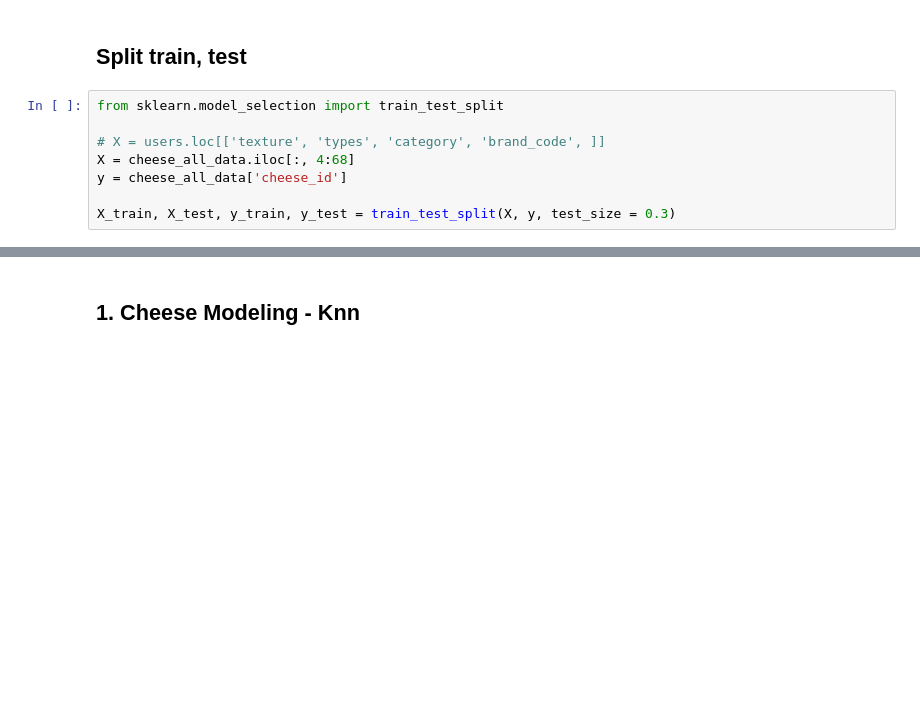
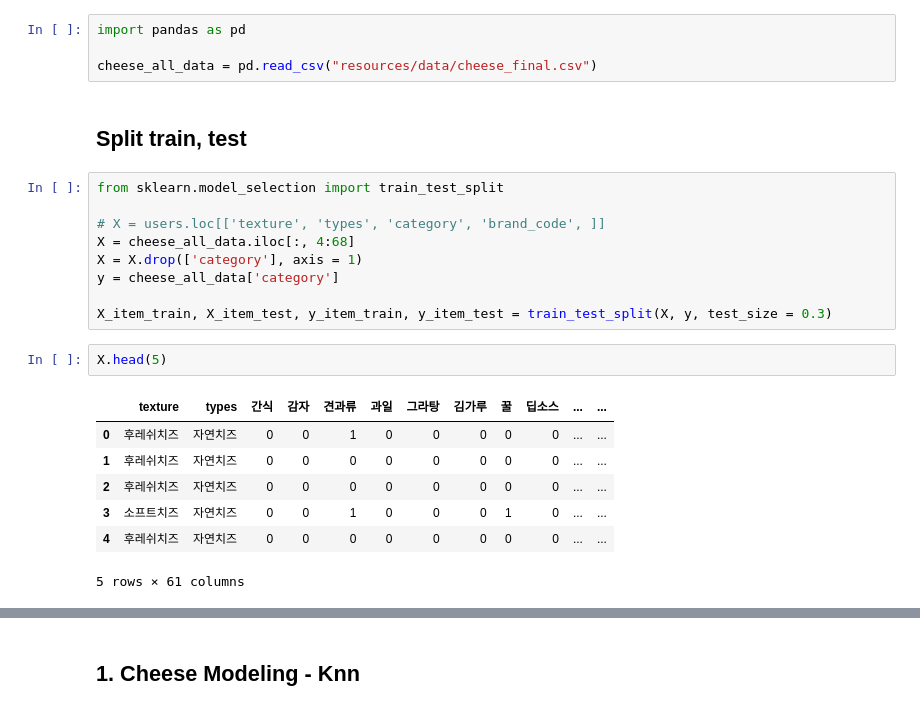
Before and after one commit to soominok/cheese-ai, a Jupyter notebook: com_cheese_api/tf-modeling.ipynb, the cells around one changed output, grey strips where cells are left out. Drawn from its saved outputs; the diff is of its cells as text; blank space fills up the shorter version.

```diff
--- a/com_cheese_api/tf-modeling.ipynb
+++ b/com_cheese_api/tf-modeling.ipynb
@@ -253,6 +269,10 @@ Index(['cheese_no', 'ranking', 'cheese_id', 'name', 'texture', 'types',
 # %%
 cheese_all_data
 cheese_all_data.to_csv("resources/data/cheese_final.csv", index=False, encoding='utf-8-sig')
+# %%
+import pandas as pd
+
+cheese_all_data = pd.read_csv("resources/data/cheese_final.csv")
 # %% [markdown]
 ## Split train, test
 # %%
@@ -260,9 +280,20 @@ from sklearn.model_selection import train_test_split
 
 # X = users.loc[['texture', 'types', 'category', 'brand_code', ]]
 X = cheese_all_data.iloc[:, 4:68]
-y = cheese_all_data['cheese_id']
+X = X.drop(['category'], axis = 1)
+y = cheese_all_data['category']
 
-X_train, X_test, y_train, y_test = train_test_split(X, y, test_size = 0.3)
+X_item_train, X_item_test, y_item_train, y_item_test = train_test_split(X, y, test_size = 0.3)
+# %%
+X.head(5)
+# %% [output]
+|  | texture | types | 간식 | 감자 | 견과류 | 과일 | 그라탕 | 김가루 | 꿀 | 딥소스 | ... | ... |
+| 0 | 후레쉬치즈 | 자연치즈 | 0 | 0 | 1 | 0 | 0 | 0 | 0 | 0 | ... | ... |
+| 1 | 후레쉬치즈 | 자연치즈 | 0 | 0 | 0 | 0 | 0 | 0 | 0 | 0 | ... | ... |
+| 2 | 후레쉬치즈 | 자연치즈 | 0 | 0 | 0 | 0 | 0 | 0 | 0 | 0 | ... | ... |
+| 3 | 소프트치즈 | 자연치즈 | 0 | 0 | 1 | 0 | 0 | 0 | 1 | 0 | ... | ... |
+| 4 | 후레쉬치즈 | 자연치즈 | 0 | 0 | 0 | 0 | 0 | 0 | 0 | 0 | ... | ... |
+5 rows × 61 columns
 # %%
 X_train
 # %% [output]
```
Also changed, not shown: parts of 18 cells of this notebook, 9 other files.
